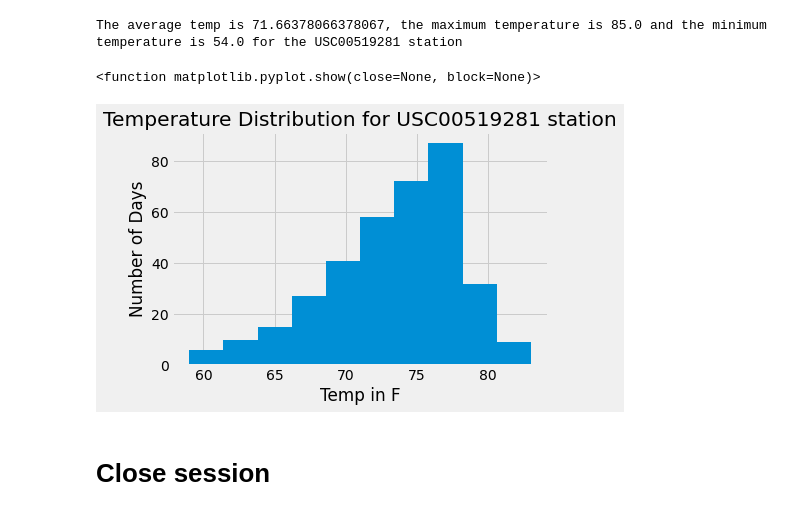
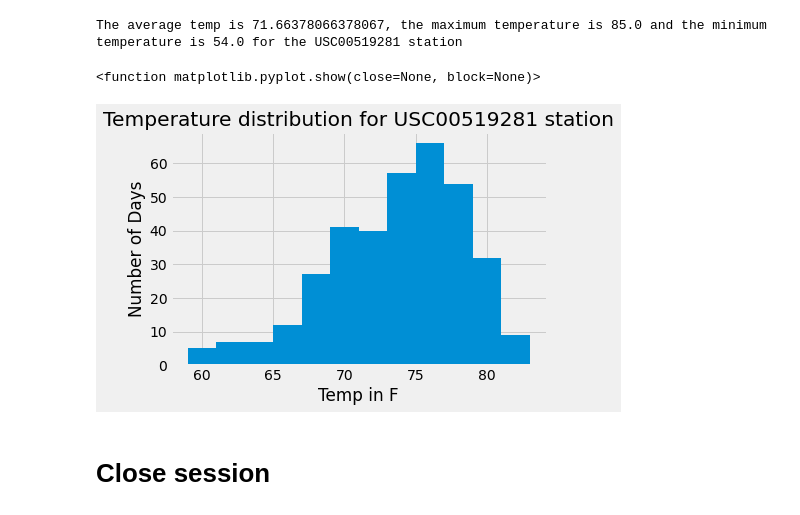
Before and after one commit to erik-hernandez-25/sqlalchemy-challenge, a Jupyter notebook: climate_starter.ipynb, the cells around one changed output. Cells and saved outputs as stored; diff of their text form; code cells hidden in the pictures.

```diff
--- a/climate_starter.ipynb
+++ b/climate_starter.ipynb
@@ -168,32 +168,32 @@ The average temp is 71.66378066378067, the maximum temperature is 85.0 and the m
 # %%
 # Using the most active station id
 # Query the last 12 months of temperature observation data for this station and plot the results as a histogram
 last_date = session.query(Measurement).filter(Measurement.station == active_stations.index[0][0])\
 .order_by(Measurement.date.desc()).first()
 
 # Design a query to retrieve the last 12 months of precipitation data and plot the results.
 # Starting from the most recent data point in the database.
 date_separated = last_date.date.split('-')
 
 # Calculate the date one year from the last date in data set.
 year_back = int(date_separated[0])-1
 search_date = f"{year_back}-{date_separated[1]}-{date_separated[2]}"
 
 # Perform a query to retrieve the data and precipitation scores
 station_data = session.query(Measurement.date, Measurement.tobs).filter(Measurement.date >= search_date,Measurement.station == active_stations.index[0][0]).all()
 
 # Save the query results as a Pandas DataFrame and set the index to the date column
 st_analysis = pd.DataFrame(station_data)
 st_analysis.head()
 
-plt.hist(st_analysis['tobs'])
-plt.title(f"Temperature Distribution for {active_stations.index[0][0]} station" )
+plt.hist(st_analysis['tobs'],bins=12)
+plt.title(f"Temperature distribution for {active_stations.index[0][0]} station" )
 plt.ylabel('Number of Days')
 plt.xlabel('Temp in F')
 plt.show
 # %% [output]
 <function matplotlib.pyplot.show(close=None, block=None)>
-[figure, old version]
+[figure, new version]
 # %% [markdown]
 # Close session
 # %%
```
Also changed, not shown: parts of 2 cells of this notebook.
